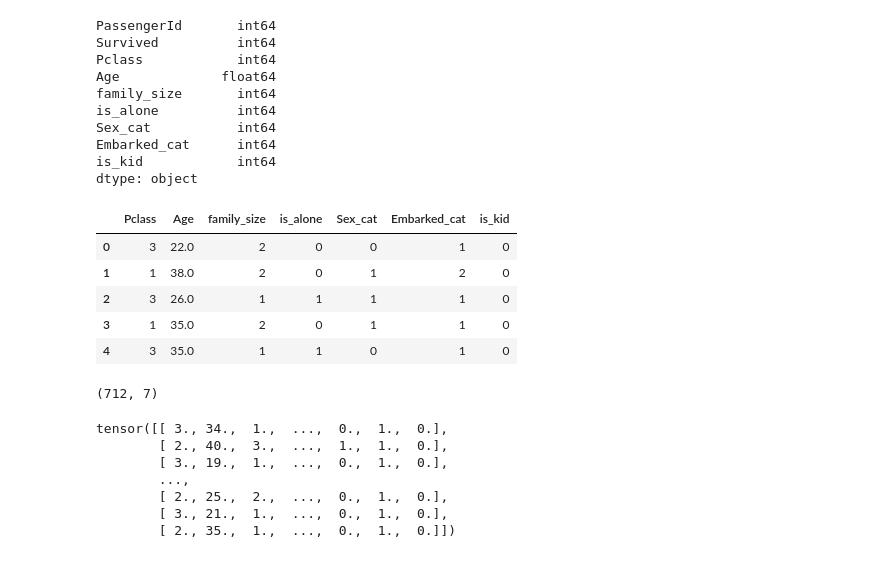
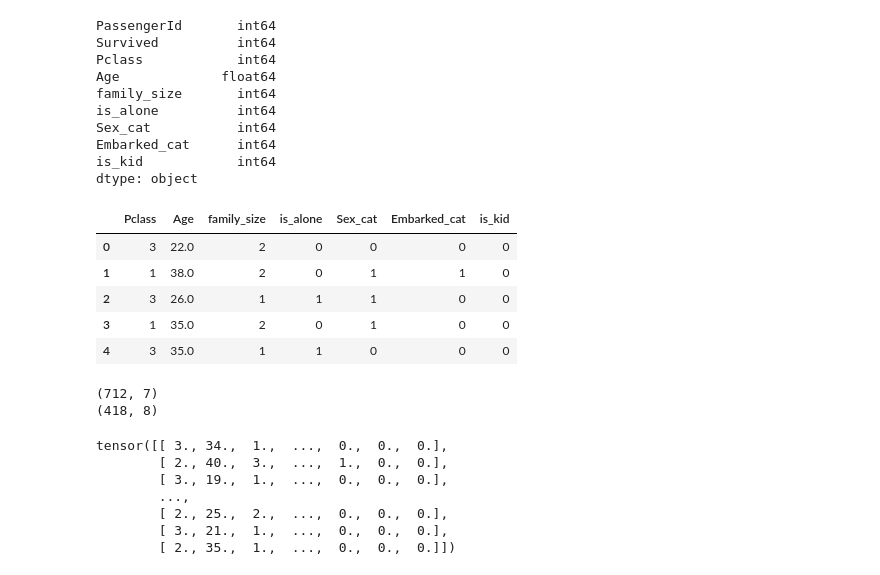
Before and after one commit to rishuatgithub/MLPy, a Jupyter notebook: torch/6. Titanic - ANN.ipynb, the cells around one changed output. Drawn from its saved outputs; the diff is of its cells as text; code cells hidden in the pictures.

```diff
--- a/torch/6. Titanic - ANN.ipynb
+++ b/torch/6. Titanic - ANN.ipynb
@@ -47,6 +56,7 @@ print("Average Age on the existing passengers :",average_age)
 ### filling the missing age values with average age.
 
 train_df['Age'] = train_df['Age'].fillna(average_age)
+test_df['Age'] = test_df['Age'].fillna(average_age)
 # %% [output]
 Missing Age values:  177
 Average Age on the existing passengers : 29.69911764705882
@@ -62,6 +72,7 @@ print(train_df['Embarked'].value_counts())
 print("Missing Values: ", train_df['Embarked'].isnull().sum())
 
 train_df['Embarked'] = train_df['Embarked'].fillna("Q")
+test_df['Embarked'] = train_df['Embarked'].fillna("Q")
 
 print(train_df['Embarked'].value_counts())
 # %% [output]
@@ -99,15 +110,27 @@ train_df['family_size'] = train_df['SibSp'] + train_df['Parch'] + 1
 train_df['is_alone'] = np.where(train_df['family_size'] <= 1, 1, 0)
 
 train_df['Sex_cat'] = train_df['Sex'].map({'male':0, 'female':1}) ## categorical value for sex
-train_df['Embarked_cat'] = train_df['Embarked'].map({'S':1,'C':2,'Q':3}) ## categorical value for Embarked
+train_df['Embarked_cat'] = train_df['Embarked'].map({'S':0,'C':1,'Q':2}) ## categorical value for Embarked
 
 train_df['is_kid'] = np.where(train_df['Age'] <= 18, 1, 0)
+
+
+test_df['family_size'] = test_df['SibSp'] + test_df['Parch'] + 1
+test_df['is_alone'] = np.where(test_df['family_size'] <= 1, 1, 0)
+
+test_df['Sex_cat'] = test_df['Sex'].map({'male':0, 'female':1}) ## categorical value for sex
+test_df['Embarked_cat'] = test_df['Embarked'].map({'S':0,'C':1,'Q':2}) ## categorical value for Embarked
+
+test_df['is_kid'] = np.where(test_df['Age'] <= 18, 1, 0)
+
+
 
 to_drop_cols = ['Sex','Embarked','Cabin','Ticket','Parch','SibSp','Name','Fare']
 
 for cols in to_drop_cols:
     print("Dropping ",cols)
     train_df.drop(cols, axis=1, inplace=True)
+    test_df.drop(cols,axis=1, inplace=True)
 
 train_df.head()
 # %% [output]
@@ -141,37 +173,43 @@ dtype: object
 # %%
 ### selective feature: Sex, Pclass, Embarked, Age
 
 X = train_df[['Pclass','Age','family_size','is_alone','Sex_cat','Embarked_cat','is_kid']]
 y = train_df['Survived']
 
+X_test_df = test_df[['Pclass','Age','family_size','is_alone','Sex_cat','Embarked_cat','is_kid']]
+
 X.head()
 # %% [output]
 |  | Pclass | Age | family_size | is_alone | Sex_cat | Embarked_cat | is_kid |
-| 0 | 3 | 22.0 | 2 | 0 | 0 | 1 | 0 |
-| 1 | 1 | 38.0 | 2 | 0 | 1 | 2 | 0 |
-| 2 | 3 | 26.0 | 1 | 1 | 1 | 1 | 0 |
-| 3 | 1 | 35.0 | 2 | 0 | 1 | 1 | 0 |
-| 4 | 3 | 35.0 | 1 | 1 | 0 | 1 | 0 |
+| 0 | 3 | 22.0 | 2 | 0 | 0 | 0 | 0 |
+| 1 | 1 | 38.0 | 2 | 0 | 1 | 1 | 0 |
+| 2 | 3 | 26.0 | 1 | 1 | 1 | 0 | 0 |
+| 3 | 1 | 35.0 | 2 | 0 | 1 | 0 | 0 |
+| 4 | 3 | 35.0 | 1 | 1 | 0 | 0 | 0 |
 # %%
 from sklearn.model_selection import train_test_split
 
 X_train, X_test, y_train, y_test = train_test_split(X,y,test_size=0.2,random_state=33)
 
-X_train.shape
+print(X_train.shape)
+print(test_df.shape)
 # %% [output]
 (712, 7)
+(418, 8)
 # %%
 X_train = torch.FloatTensor(X_train.values)
 y_train = torch.LongTensor(y_train.values)
 X_test = torch.FloatTensor(X_test.values)
 y_test = torch.LongTensor(y_test.values)
 
+X_test_df = torch.FloatTensor(X_test_df.values)
+
 X_train
 # %% [output]
-tensor([[ 3., 34.,  1.,  ...,  0.,  1.,  0.],
-        [ 2., 40.,  3.,  ...,  1.,  1.,  0.],
-        [ 3., 19.,  1.,  ...,  0.,  1.,  0.],
+tensor([[ 3., 34.,  1.,  ...,  0.,  0.,  0.],
+        [ 2., 40.,  3.,  ...,  1.,  0.,  0.],
+        [ 3., 19.,  1.,  ...,  0.,  0.,  0.],
         ...,
-        [ 2., 25.,  2.,  ...,  0.,  1.,  0.],
-        [ 3., 21.,  1.,  ...,  0.,  1.,  0.],
-        [ 2., 35.,  1.,  ...,  0.,  1.,  0.]])
+        [ 2., 25.,  2.,  ...,  0.,  0.,  0.],
+        [ 3., 21.,  1.,  ...,  0.,  0.,  0.],
+        [ 2., 35.,  1.,  ...,  0.,  0.,  0.]])
```
Also changed, not shown: parts of 13 cells of this notebook, 7 other files.
